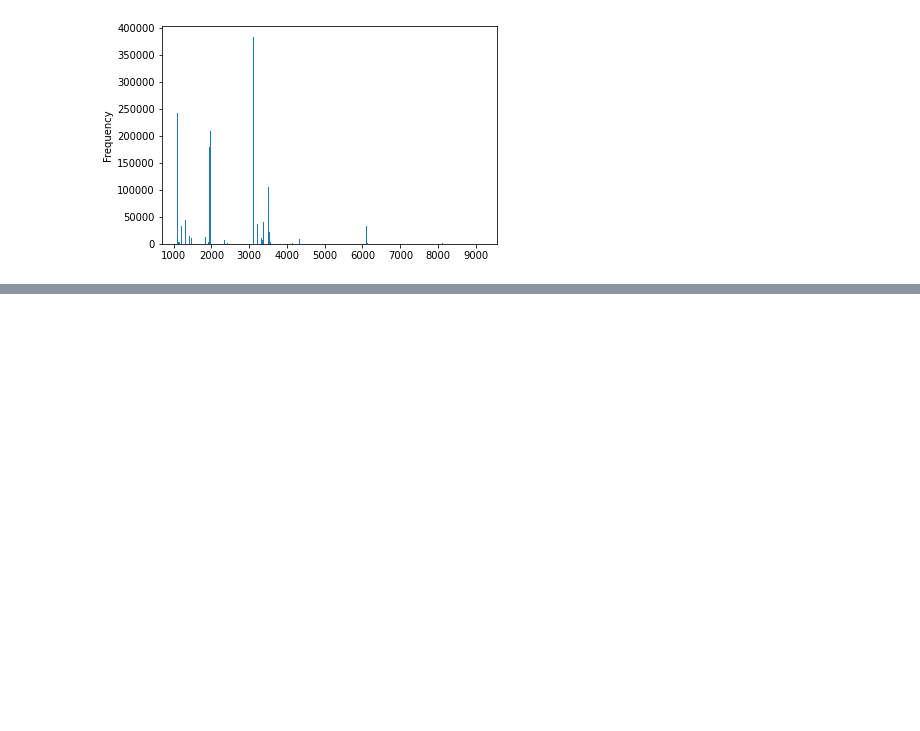
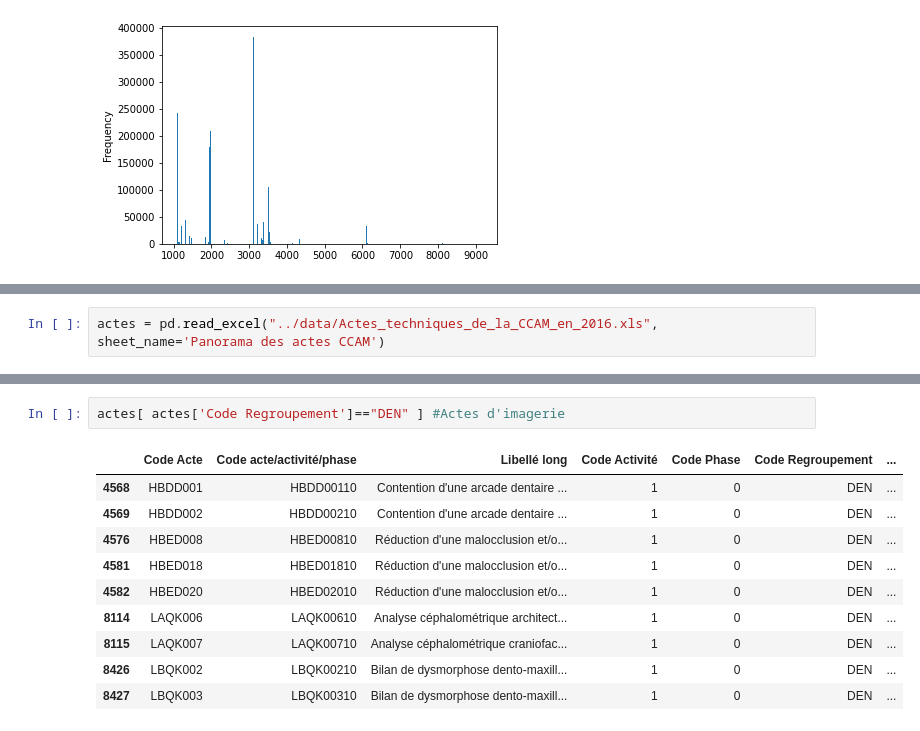
Before and after one commit to tguyet/medtrajectory_datagen, a Jupyter notebook: Data_Analysis/Public_Data_Explo.ipynb, the cells around one changed output, grey strips where cells are left out. Saved outputs shown, nothing was run; the diff lists cells and outputs as text; blank space fills up the shorter version.

```diff
--- a/Data_Analysis/Public_Data_Explo.ipynb
+++ b/Data_Analysis/Public_Data_Explo.ipynb
@@ -786,0 +991,2 @@ damir['prs_nat'].plot.hist(bins=1000)
+# %%
+actes = pd.read_excel("../data/Actes_techniques_de_la_CCAM_en_2016.xls", sheet_name='Panorama des actes CCAM')
@@ -786,0 +1049,13 @@ damir['prs_nat'].plot.hist(bins=1000)
+# %%
+actes[ actes['Code Regroupement']=="DEN" ] #Actes d'imagerie
+# %% [output]
+|  | Code Acte | Code acte/activité/phase | Libellé long | Code Activité | Code Phase | Code Regroupement | ... |
+| 4568 | HBDD001 | HBDD00110 | Contention d'une arcade dentaire ... | 1 | 0 | DEN | ... |
+| 4569 | HBDD002 | HBDD00210 | Contention d'une arcade dentaire ... | 1 | 0 | DEN | ... |
+| 4576 | HBED008 | HBED00810 | Réduction d'une malocclusion et/o... | 1 | 0 | DEN | ... |
+| 4581 | HBED018 | HBED01810 | Réduction d'une malocclusion et/o... | 1 | 0 | DEN | ... |
+| 4582 | HBED020 | HBED02010 | Réduction d'une malocclusion et/o... | 1 | 0 | DEN | ... |
+| 8114 | LAQK006 | LAQK00610 | Analyse céphalométrique architect... | 1 | 0 | DEN | ... |
+| 8115 | LAQK007 | LAQK00710 | Analyse céphalométrique craniofac... | 1 | 0 | DEN | ... |
+| 8426 | LBQK002 | LBQK00210 | Bilan de dysmorphose dento-maxill... | 1 | 0 | DEN | ... |
+| 8427 | LBQK003 | LBQK00310 | Bilan de dysmorphose dento-maxill... | 1 | 0 | DEN | ... |
```
Also changed, not shown: parts of 40 cells of this notebook, 4 other files.
